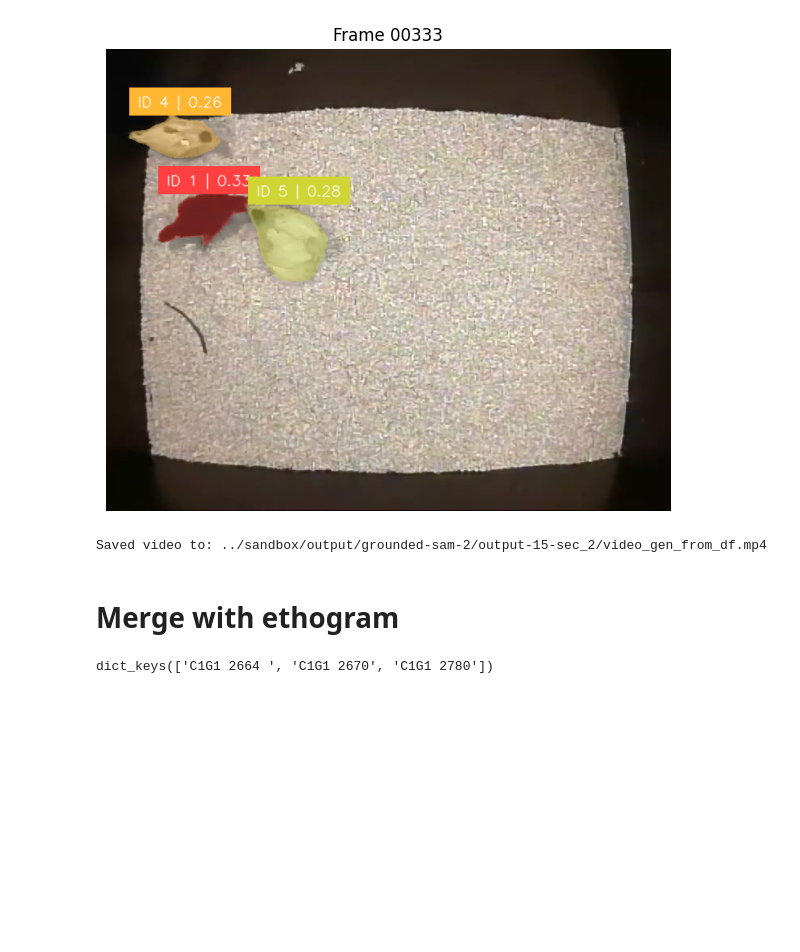
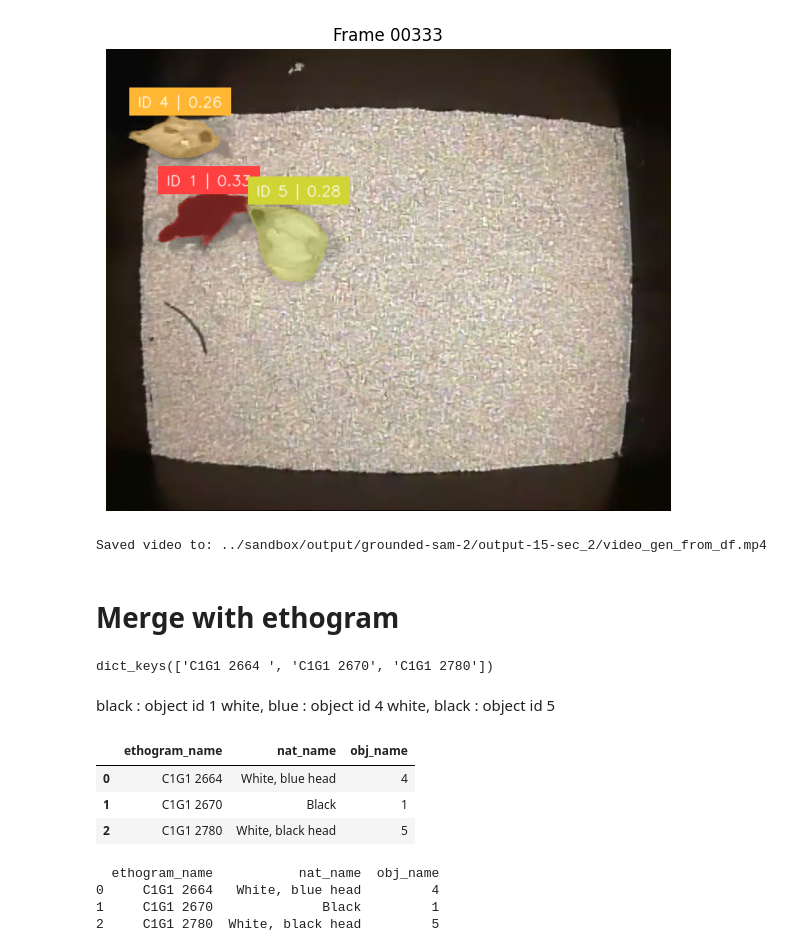
Before and after one commit to sbhattlab/PlayClassCV4Animals, a Jupyter notebook: notebook/EDA-grounded-sam2.ipynb, the cells around one changed output. Cells and saved outputs as stored; diff of their text form; code cells hidden in the pictures; blank space fills up the shorter version.

```diff
--- a/notebook/EDA-grounded-sam2.ipynb
+++ b/notebook/EDA-grounded-sam2.ipynb
@@ -314,4 +358,30 @@ etho_df_dict = pd.read_excel("../data/Registration protocols.xlsx", sheet_name=l
 etho_df_dict.keys()
 # %% [output]
 dict_keys(['C1G1 2664 ', 'C1G1 2670', 'C1G1 2780'])
+# %% [markdown]
+black : object id 1
+white, blue : object id 4
+white, black : object id 5
+# %%
+ids = [
+    ["C1G1 2664", "White, blue head", 4],
+    ["C1G1 2670", "Black", 1],
+    ["C1G1 2780", "White, black head", 5],
+]
+individual_name_map = pd.DataFrame(
+    data=ids, columns=["ethogram_name", "nat_name", "obj_name"]
+)
+individual_name_map
+# %% [output]
+|  | ethogram_name | nat_name | obj_name |
+| 0 | C1G1 2664 | White, blue head | 4 |
+| 1 | C1G1 2670 | Black | 1 |
+| 2 | C1G1 2780 | White, black head | 5 |
+# %%
+print(individual_name_map)
+# %% [output]
+  ethogram_name           nat_name  obj_name
+0     C1G1 2664   White, blue head         4
+1     C1G1 2670              Black         1
+2     C1G1 2780  White, black head         5
 # %%
```
Also changed, not shown: parts of 7 cells of this notebook, 1 other file.
